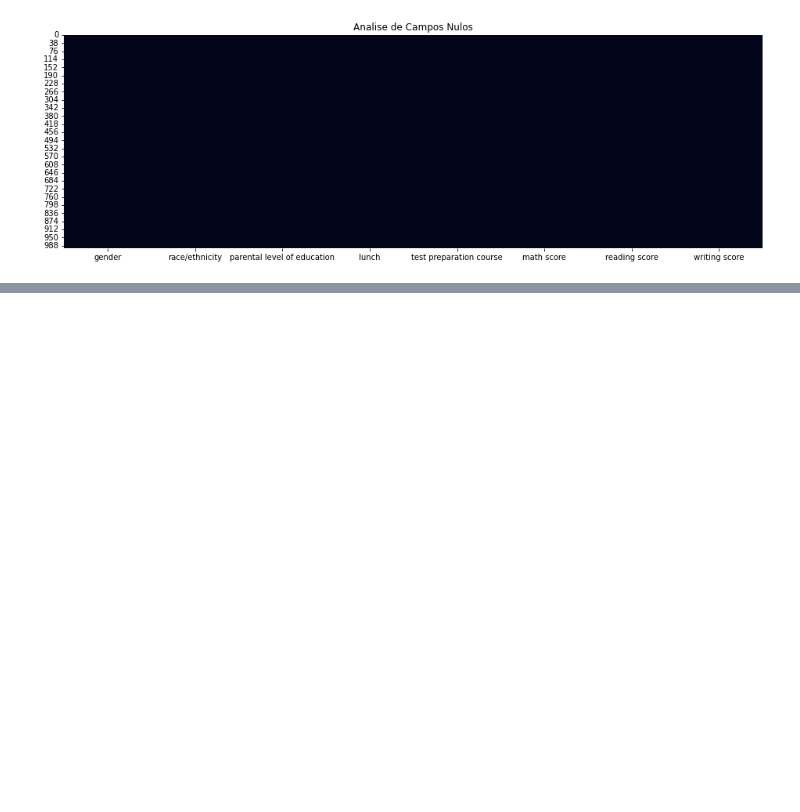
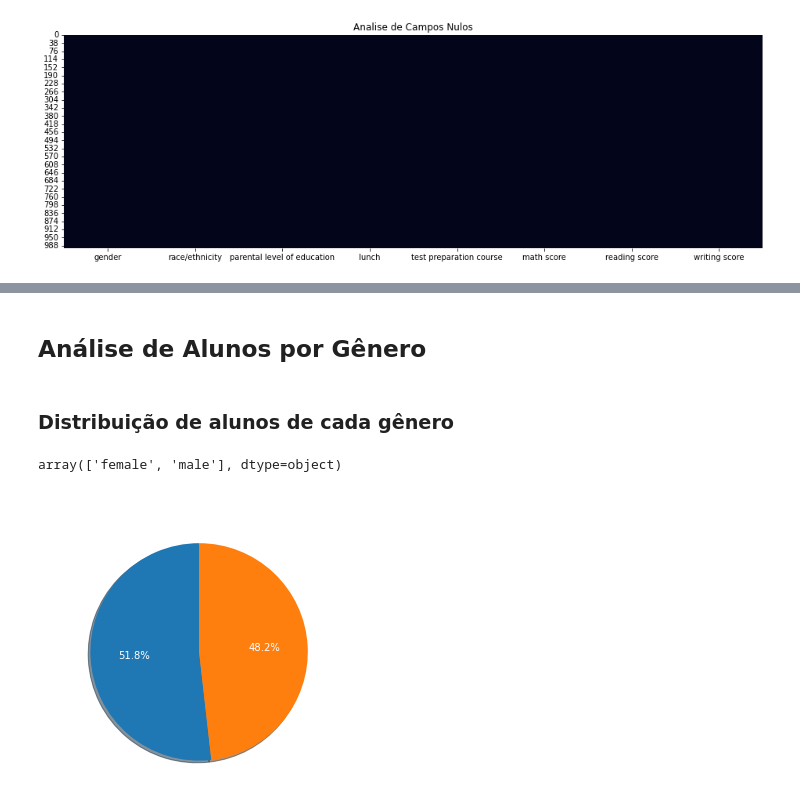
Before and after one commit to ZameromJairo/Python-Ref, a Jupyter notebook: Projeto 2/Untitled.ipynb, the cells around one changed output, grey strips where cells are left out. Drawn from its saved outputs; the diff is of its cells as text; code cells hidden in the pictures; blank space fills up the shorter version.

Commit message:
Análise exploratória

```diff
--- a/Projeto 2/Untitled.ipynb
+++ b/Projeto 2/Untitled.ipynb
@@ -43,0 +75,24 @@ sns.heatmap(Nulos , cbar=False);
+# %% [markdown]
+## Análise de Alunos por Gênero
+# %% [markdown]
+### Distribuição de alunos de cada gênero
+# %%
+dados['gender'].value_counts(normalize=True)*100
+# %% [output]
+array(['female', 'male'], dtype=object)
+# %%
+dist_genero = dados['gender'].value_counts(normalize=True)*100
+
+plt.figure( figsize=(16,5) )
+plt.title('Gênero',dict(color ='w'), weight="bold", size=16)
+plt.pie(
+    dist_genero,
+    labels= dados['gender'].unique(),
+    shadow = True,
+    startangle = 90,
+    autopct = '%1.1f%%',
+    textprops=dict(color="w")
+    )
+plt.show()
+# %% [output]
+[figure, added]
```
Also changed, not shown: parts of 19 cells of this notebook.
